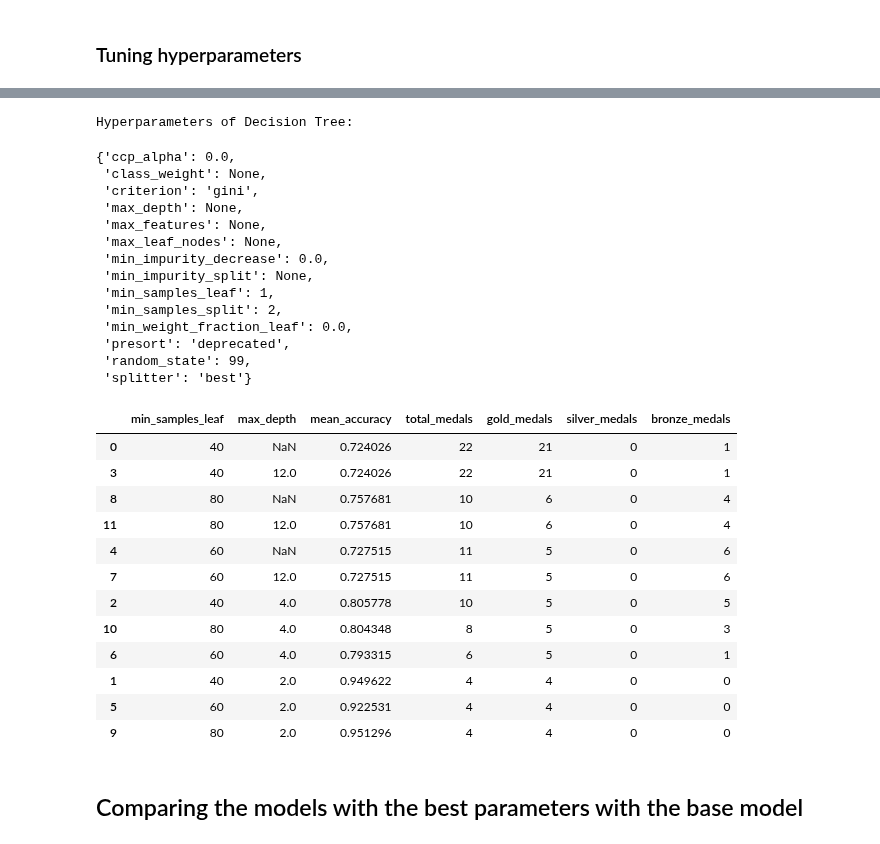
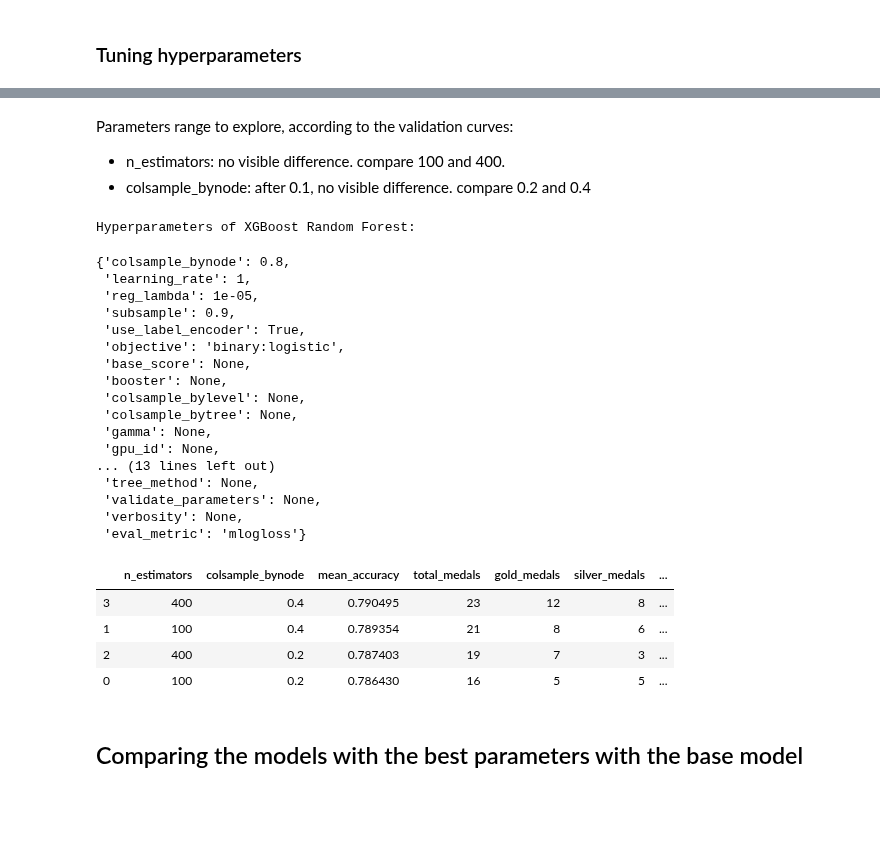
Before and after one commit to gems-uff/mestre, a Jupyter notebook: scripts/classifier/xg_boost_randomforest_tuning.ipynb, the cells around one changed output, grey strips where cells are left out. Saved outputs shown, nothing was run; the diff lists cells and outputs as text; code cells hidden in the pictures; blank space fills up the shorter version.

Commit message:
Updates xgboost random forest tuning notebook with results

```diff
--- a/scripts/classifier/xg_boost_randomforest_tuning.ipynb
+++ b/scripts/classifier/xg_boost_randomforest_tuning.ipynb
@@ -124,19 +123,26 @@ Parameters range to explore, according to the validation curves:
+# %% [markdown]
+Parameters range to explore, according to the validation curves:
+- n_estimators: no visible difference. compare 100 and 400.
+- colsample_bynode: after 0.1, no visible difference. compare 0.2 and 0.4
 # %%
-print("Hyperparameters of Decision Tree:")
-dt.get_params()
+print("Hyperparameters of XGBoost Random Forest:")
+rf_xg.get_params()
 # %% [output]
-Hyperparameters of Decision Tree:
+Hyperparameters of XGBoost Random Forest:
-{'ccp_alpha': 0.0,
- 'class_weight': None,
- 'criterion': 'gini',
- 'max_depth': None,
- 'max_features': None,
- 'max_leaf_nodes': None,
- 'min_impurity_decrease': 0.0,
- 'min_impurity_split': None,
- 'min_samples_leaf': 1,
- 'min_samples_split': 2,
- 'min_weight_fraction_leaf': 0.0,
- 'presort': 'deprecated',
- 'random_state': 99,
- 'splitter': 'best'}
+{'colsample_bynode': 0.8,
+ 'learning_rate': 1,
+ 'reg_lambda': 1e-05,
+ 'subsample': 0.9,
+ 'use_label_encoder': True,
+ 'objective': 'binary:logistic',
+ 'base_score': None,
+ 'booster': None,
+ 'colsample_bylevel': None,
+ 'colsample_bytree': None,
+ 'gamma': None,
+ 'gpu_id': None,
+... (13 lines left out)
+ 'tree_method': None,
+ 'validate_parameters': None,
+ 'verbosity': None,
+ 'eval_metric': 'mlogloss'}
@@ -147,19 +149,17 @@ parameters = {'min_samples_leaf':[40,60,80],
+# %%
+parameters = {'n_estimators':[100,400],
+              'colsample_bynode':[0.2,0.4]
+             }
 # %%
-results = classifier_utils.grid_search_all(projects, dt, parameters, non_features_columns)
+import importlib
+importlib.reload(classifier_utils)
+results = classifier_utils.grid_search_all(projects, rf_xg, parameters, non_features_columns)
 results.sort_values(['gold_medals', 'silver_medals', 'bronze_medals', 'total_medals'], ascending=False)
 # %% [output]
-|  | min_samples_leaf | max_depth | mean_accuracy | total_medals | gold_medals | silver_medals | bronze_medals |
-| 0 | 40 | NaN | 0.724026 | 22 | 21 | 0 | 1 |
-| 3 | 40 | 12.0 | 0.724026 | 22 | 21 | 0 | 1 |
-| 8 | 80 | NaN | 0.757681 | 10 | 6 | 0 | 4 |
-| 11 | 80 | 12.0 | 0.757681 | 10 | 6 | 0 | 4 |
-| 4 | 60 | NaN | 0.727515 | 11 | 5 | 0 | 6 |
-| 7 | 60 | 12.0 | 0.727515 | 11 | 5 | 0 | 6 |
-| 2 | 40 | 4.0 | 0.805778 | 10 | 5 | 0 | 5 |
-| 10 | 80 | 4.0 | 0.804348 | 8 | 5 | 0 | 3 |
-| 6 | 60 | 4.0 | 0.793315 | 6 | 5 | 0 | 1 |
-| 1 | 40 | 2.0 | 0.949622 | 4 | 4 | 0 | 0 |
-| 5 | 60 | 2.0 | 0.922531 | 4 | 4 | 0 | 0 |
-| 9 | 80 | 2.0 | 0.951296 | 4 | 4 | 0 | 0 |
+|  | n_estimators | colsample_bynode | mean_accuracy | total_medals | gold_medals | silver_medals | ... |
+| 3 | 400 | 0.4 | 0.790495 | 23 | 12 | 8 | ... |
+| 1 | 100 | 0.4 | 0.789354 | 21 | 8 | 6 | ... |
+| 2 | 400 | 0.2 | 0.787403 | 19 | 7 | 3 | ... |
+| 0 | 100 | 0.2 | 0.786430 | 16 | 5 | 5 | ... |
 # %% [markdown]
 ## Comparing the models with the best parameters with the base model
```
Also changed, not shown: parts of 13 cells of this notebook.
